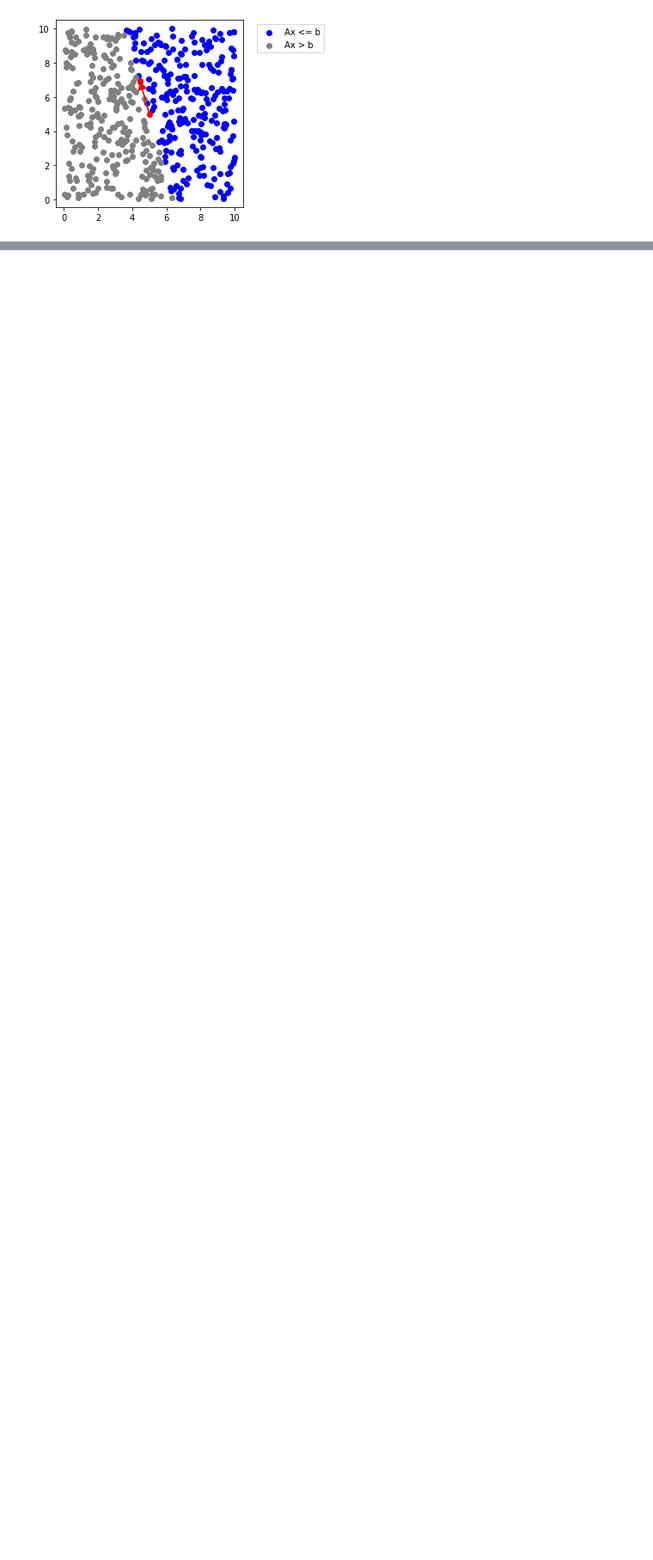
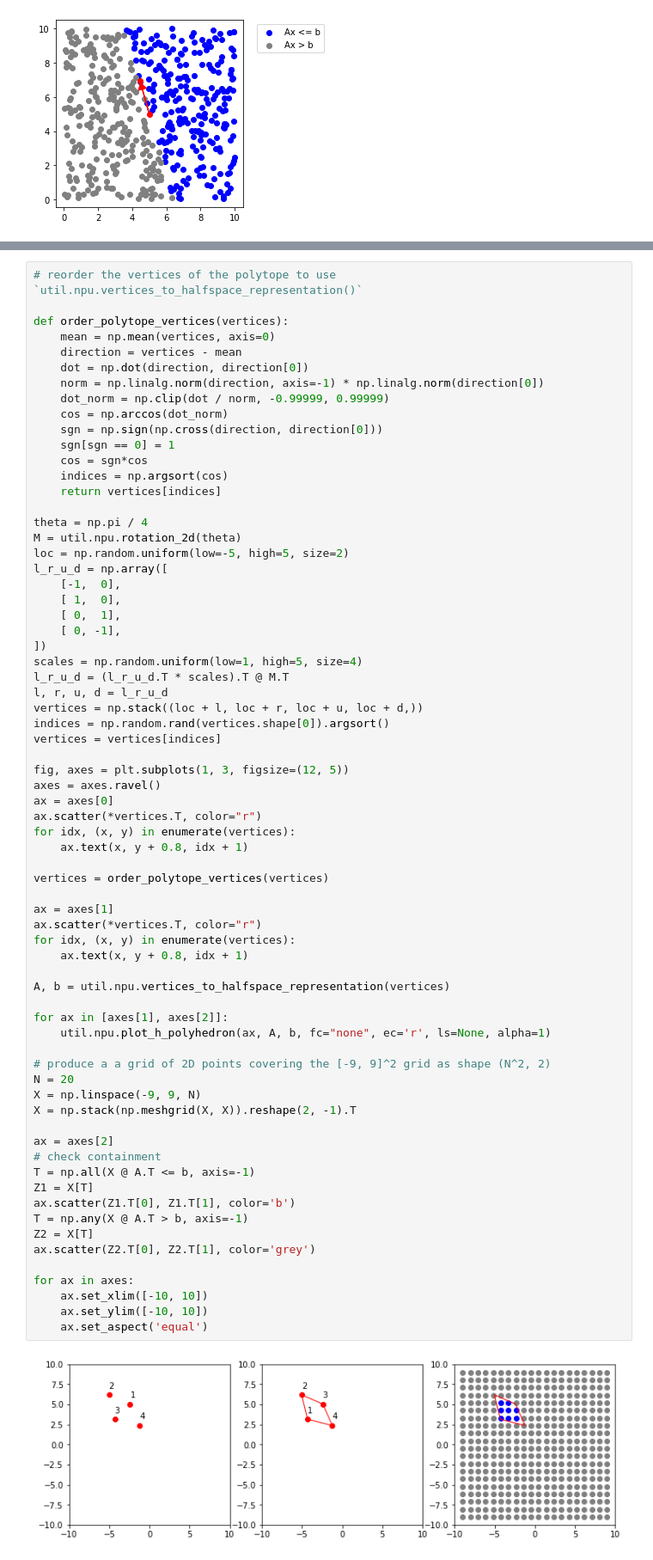
Before and after one commit to fireofearth/document, a Jupyter notebook: python/doc.composite.ipynb, the cells around one changed output, grey strips where cells are left out. Shown at 86% size. Cells and saved outputs as stored; diff of their text form; blank space fills up the shorter version.

```diff
--- a/python/doc.composite.ipynb
+++ b/python/doc.composite.ipynb
@@ -803,3 +859,74 @@ for vertices in vertex_set:
+# %%
+# reorder the vertices of the polytope to use `util.npu.vertices_to_halfspace_representation()`
+
+def order_polytope_vertices(vertices):
+    mean = np.mean(vertices, axis=0)
+    direction = vertices - mean
+    dot = np.dot(direction, direction[0])
+    norm = np.linalg.norm(direction, axis=-1) * np.linalg.norm(direction[0])
+    dot_norm = np.clip(dot / norm, -0.99999, 0.99999)
+    cos = np.arccos(dot_norm)
+    sgn = np.sign(np.cross(direction, direction[0]))
+    sgn[sgn == 0] = 1
+    cos = sgn*cos
+    indices = np.argsort(cos)
+    return vertices[indices]
+
+theta = np.pi / 4
+M = util.npu.rotation_2d(theta)
+loc = np.random.uniform(low=-5, high=5, size=2)
+l_r_u_d = np.array([
+    [-1,  0],
+    [ 1,  0],
+    [ 0,  1],
+    [ 0, -1],
+])
+scales = np.random.uniform(low=1, high=5, size=4)
+l_r_u_d = (l_r_u_d.T * scales).T @ M.T
+l, r, u, d = l_r_u_d
+vertices = np.stack((loc + l, loc + r, loc + u, loc + d,))
+indices = np.random.rand(vertices.shape[0]).argsort()
+vertices = vertices[indices]
+
+fig, axes = plt.subplots(1, 3, figsize=(12, 5))
+axes = axes.ravel()
+ax = axes[0]
+ax.scatter(*vertices.T, color="r")
+for idx, (x, y) in enumerate(vertices):
+    ax.text(x, y + 0.8, idx + 1)
+
+vertices = order_polytope_vertices(vertices)
+
+ax = axes[1]
+ax.scatter(*vertices.T, color="r")
+for idx, (x, y) in enumerate(vertices):
+    ax.text(x, y + 0.8, idx + 1)
+
+A, b = util.npu.vertices_to_halfspace_representation(vertices)
+
+for ax in [axes[1], axes[2]]:
+    util.npu.plot_h_polyhedron(ax, A, b, fc="none", ec='r', ls=None, alpha=1)
+
+# produce a a grid of 2D points covering the [-9, 9]^2 grid as shape (N^2, 2)
+N = 20
+X = np.linspace(-9, 9, N)
+X = np.stack(np.meshgrid(X, X)).reshape(2, -1).T
+
+ax = axes[2]
+# check containment
+T = np.all(X @ A.T <= b, axis=-1)
+Z1 = X[T]
+ax.scatter(Z1.T[0], Z1.T[1], color='b')
+T = np.any(X @ A.T > b, axis=-1)
+Z2 = X[T]
+ax.scatter(Z2.T[0], Z2.T[1], color='grey')
+
+for ax in axes:
+    ax.set_xlim([-10, 10])
+    ax.set_ylim([-10, 10])
+    ax.set_aspect('equal')
+# %% [output]
+[figure, added]
 # %%
 ## Sampling example used for a presentation
 N = 380
```
Also changed, not shown: parts of 5 cells of this notebook, 24 other files.
